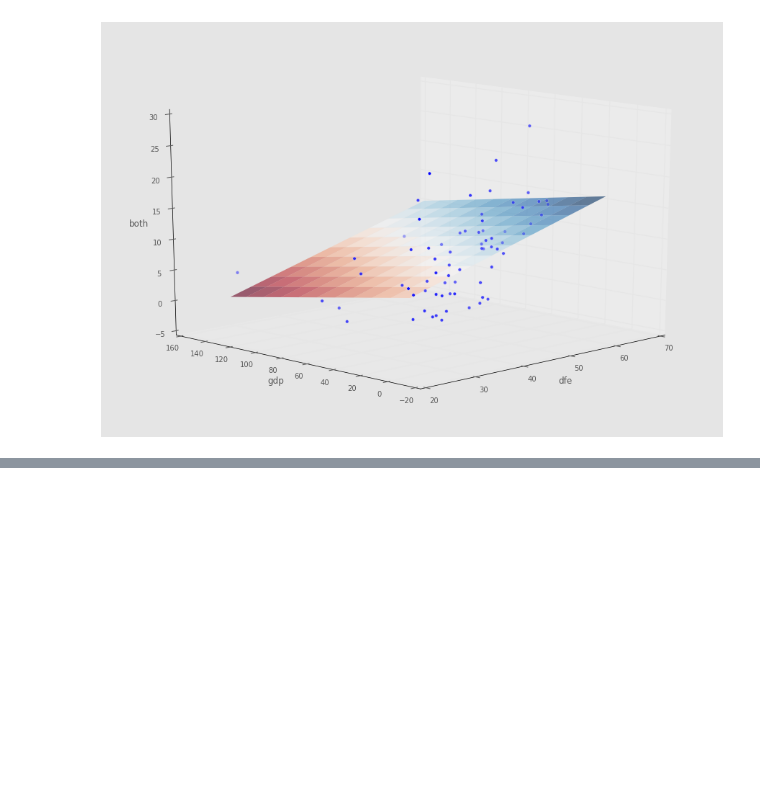
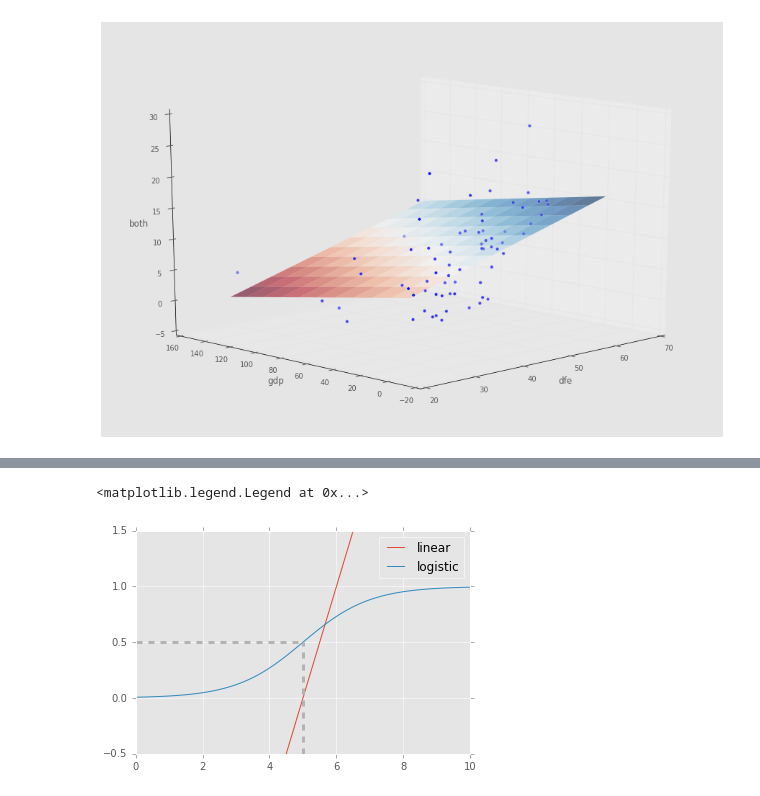
Before and after one commit to grehujt/SmallPythonProjects, a Jupyter notebook: jupyterNotebooks/LinearRegression/LinearRegression.ipynb, the cells around one changed output, grey strips where cells are left out. Saved outputs shown, nothing was run; the diff lists cells and outputs as text; code cells hidden in the pictures; blank space fills up the shorter version.

```diff
--- a/jupyterNotebooks/LinearRegression/LinearRegression.ipynb
+++ b/jupyterNotebooks/LinearRegression/LinearRegression.ipynb
@@ -293,0 +278,14 @@ ax.set_zlabel('both')
+# %%
+k, m = 1.0, -5.0
+y = lambda x: k*x + m
+p = lambda x: 1.0 / (1 + np.exp(-(k*x + m)))
+xx = np.linspace(0, 10, 100)
+plt.plot(xx, y(xx), label='linear')
+plt.plot(xx, p(xx), label='logistic')
+plt.plot([0, abs(m)], [0.5, 0.5], '--', lw=3, color='.7')
+plt.plot([abs(m), abs(m)], [-0.5, 0.5], '--', lw=3, color='.7')
+plt.ylim(-0.5, 1.5)
+plt.legend()
+# %% [output]
+<matplotlib.legend.Legend at 0x...>
+[figure, added]
```
Also changed, not shown: parts of 5 cells of this notebook.
